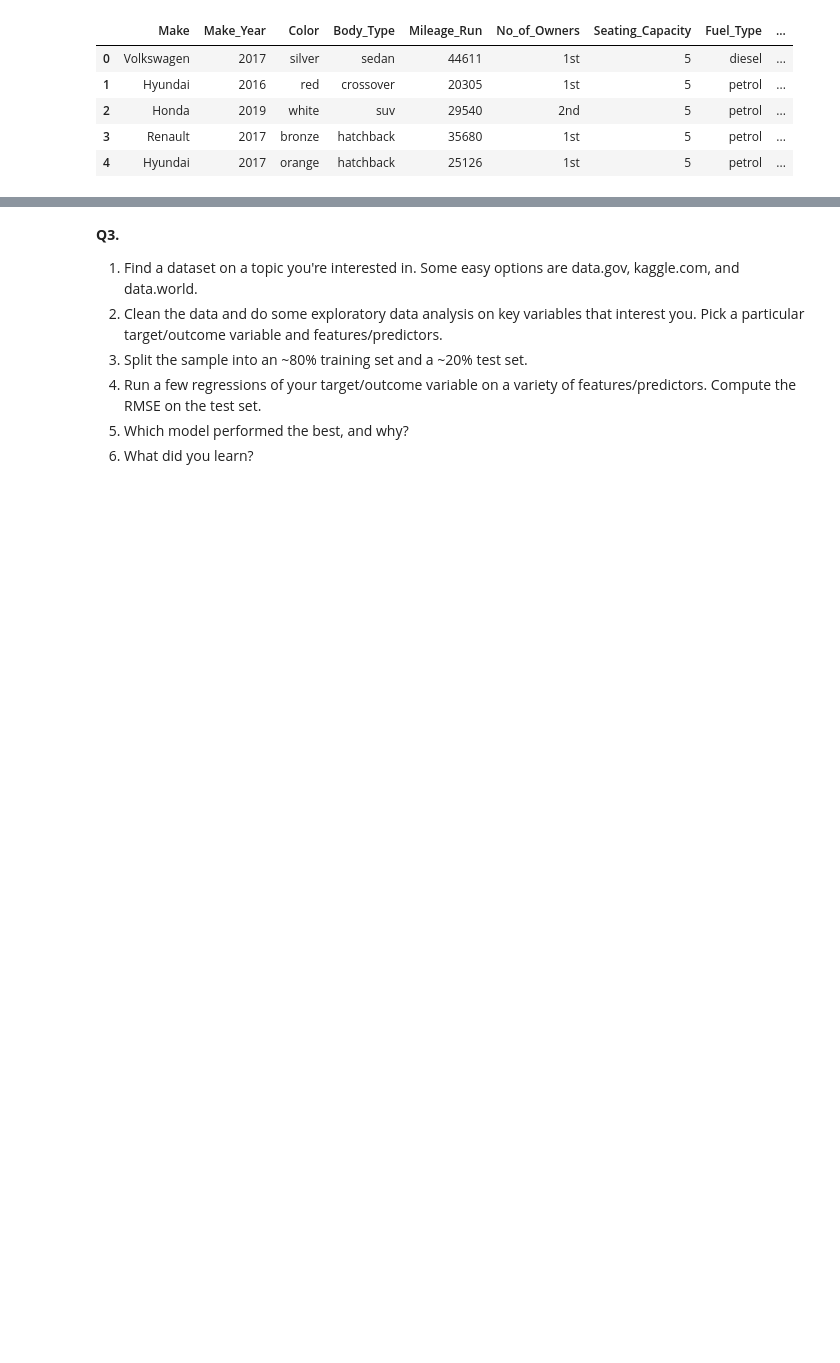
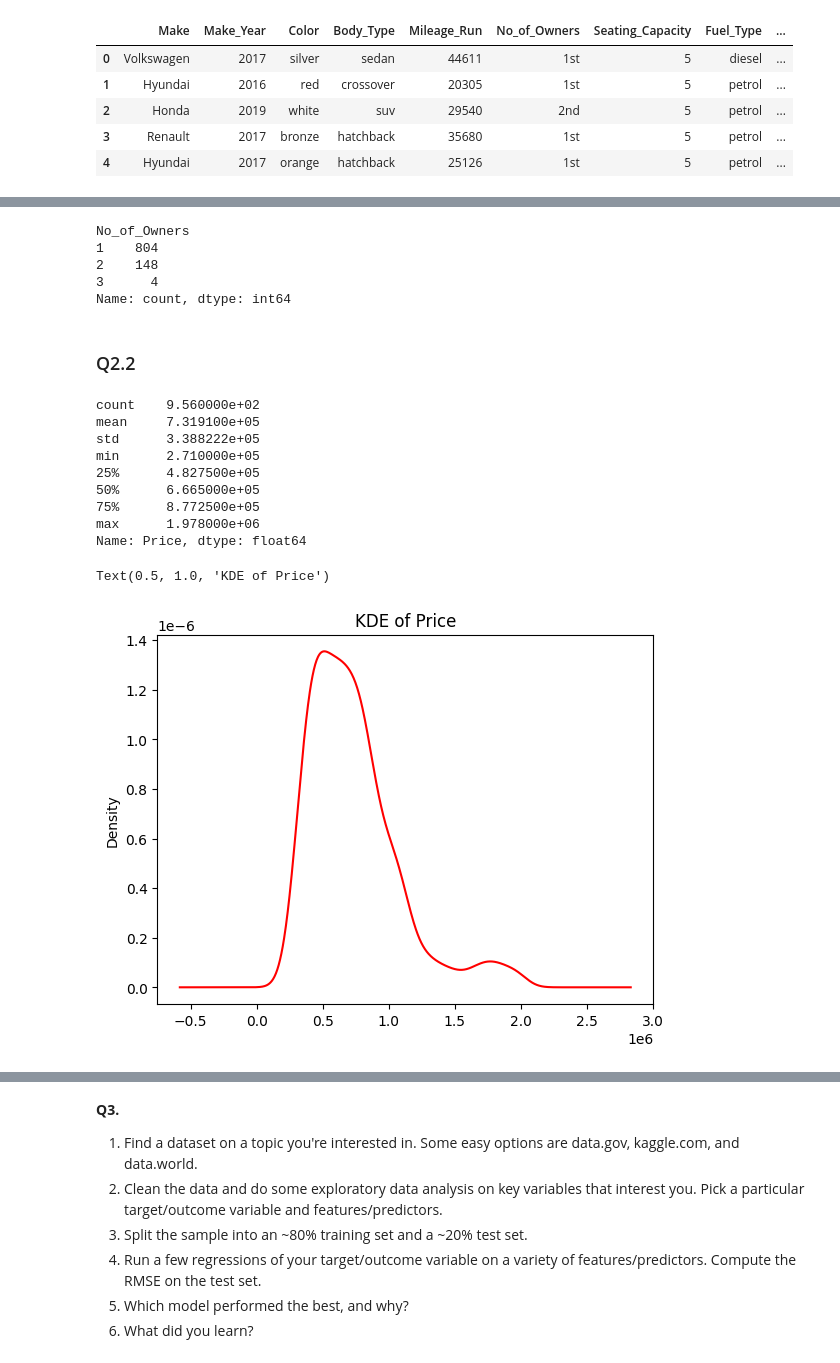
Before and after one commit to nhorton06/week_8, a Jupyter notebook: assignment.ipynb, the cells around one changed output, grey strips where cells are left out. Saved outputs shown, nothing was run; the diff lists cells and outputs as text; code cells hidden in the pictures; blank space fills up the shorter version.

```diff
--- a/assignment.ipynb
+++ b/assignment.ipynb
@@ -240,0 +284,30 @@ cars['Mileage_Run'].plot.kde(color = 'red')
+# %%
+# Change No_of_owners to numeric by taking the first number of the string
+
+cars['No_of_Owners'] = cars['No_of_Owners'].apply(lambda x: 1 if x == '1st' else 2 if x == '2nd' else 3)
+cars['No_of_Owners'].value_counts()
+# %% [output]
+No_of_Owners
+1    804
+2    148
+3      4
+Name: count, dtype: int64
+# %% [markdown]
+### Q2.2
+# %%
+# Summarize the Price variable and create a kernel density plot.
+print(cars['Price'].describe())
+cars['Price'].plot.kde(color = 'red')
+plt.title('KDE of Price')
+# %% [output]
+count    9.560000e+02
+mean     7.319100e+05
+std      3.388222e+05
+min      2.710000e+05
+25%      4.827500e+05
+50%      6.665000e+05
+75%      8.772500e+05
+max      1.978000e+06
+Name: Price, dtype: float64
+Text(0.5, 1.0, 'KDE of Price')
+[figure, added]
```
Also changed, not shown: parts of 16 cells of this notebook, 2 other files.
